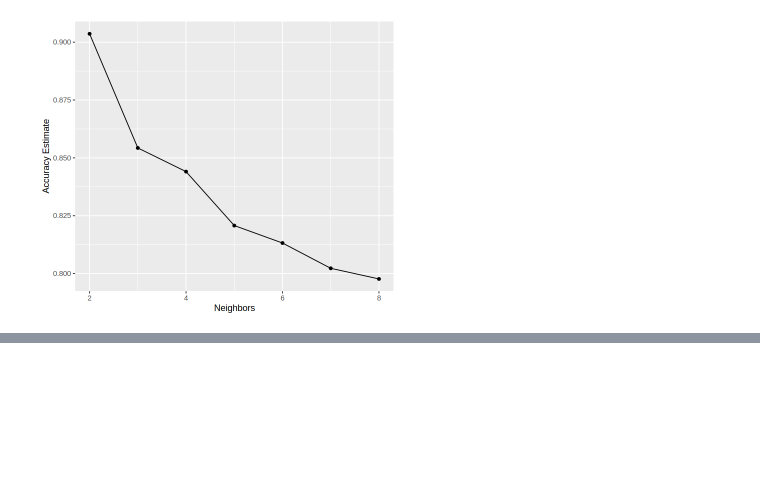
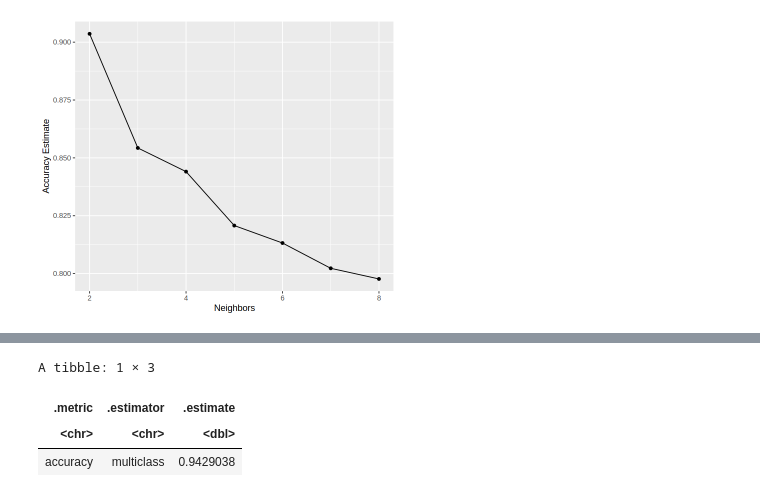
Before and after one commit to RachelX6/DSCI100-Group-Project, a Jupyter notebook: wine_quality_final.ipynb, the cells around one changed output, grey strips where cells are left out. Cells and saved outputs as stored; diff of their text form; code cells hidden in the pictures; blank space fills up the shorter version.

```diff
--- a/wine_quality_final.ipynb
+++ b/wine_quality_final.ipynb
@@ -376,0 +404,10 @@ cross_val_plot
+# %%
+prediction_accuracy <- predict |>
+        metrics(truth = quality, estimate = .pred_class) |>
+        filter(.metric == "accuracy")
+prediction_accuracy
+# %% [output]
+A tibble: 1 × 3
+| .metric | .estimator | .estimate |
+| <chr> | <chr> | <dbl> |
+| accuracy | multiclass | 0.9429038 |
```
Also changed, not shown: parts of 5 cells of this notebook.
